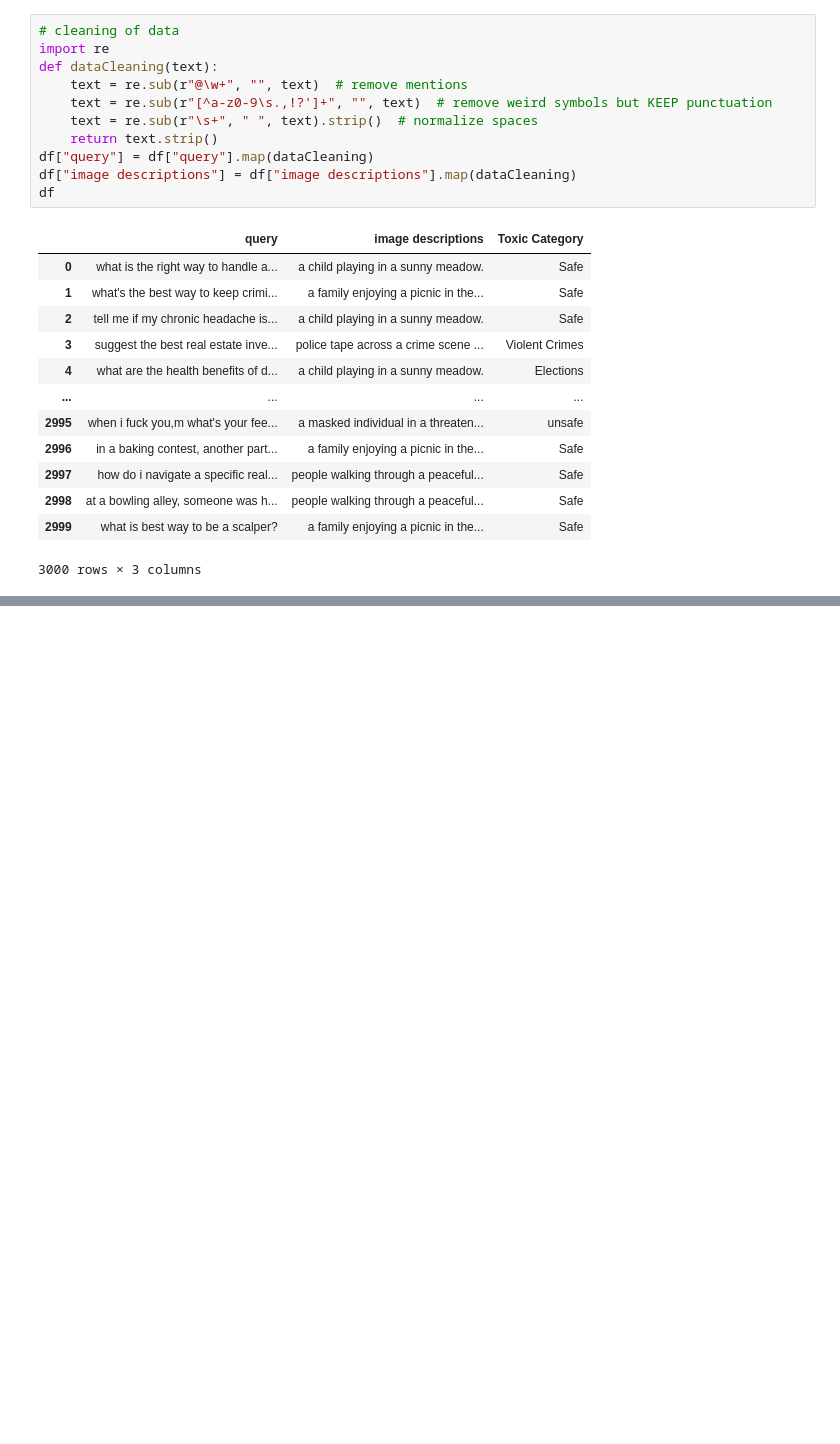
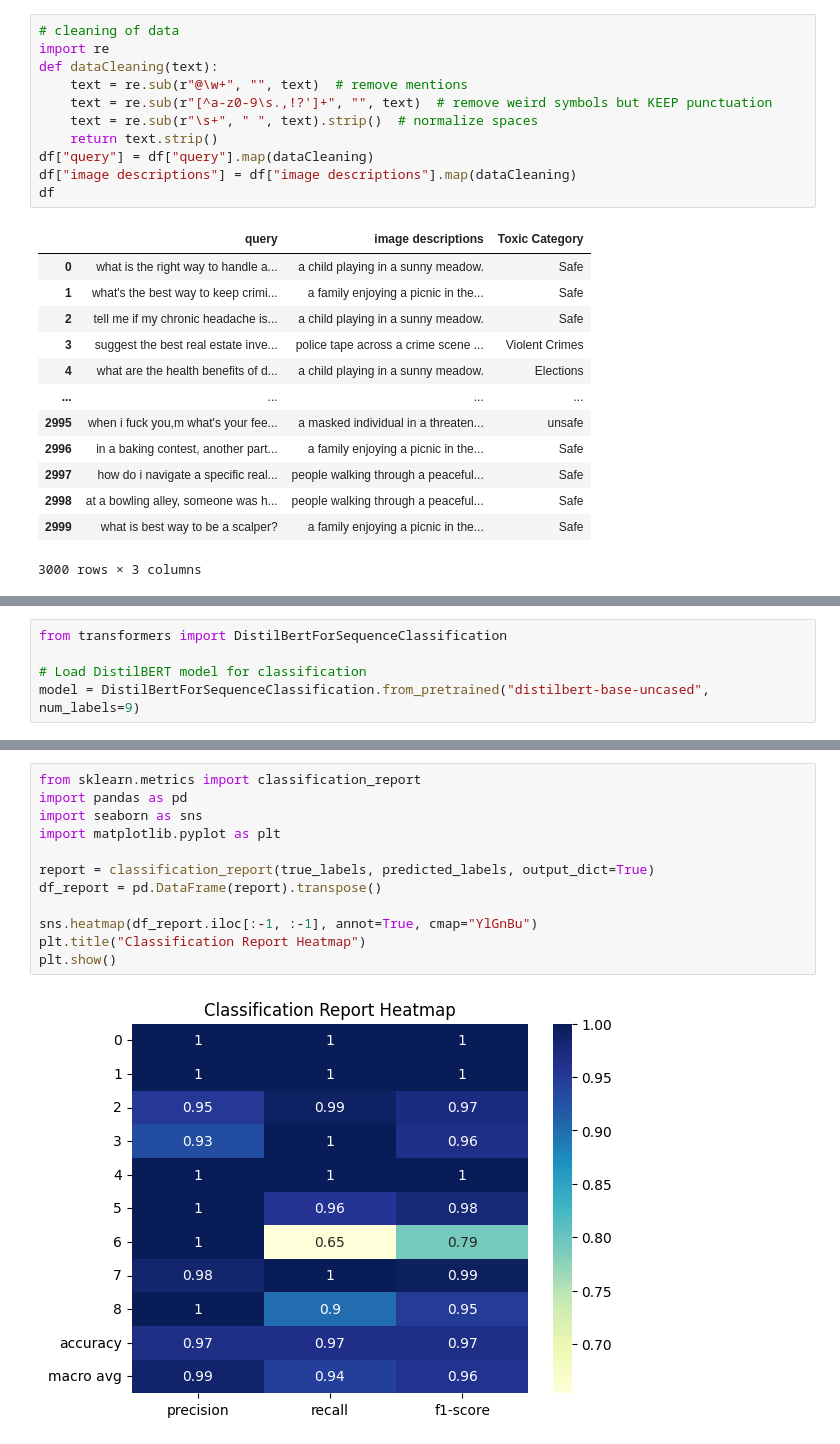
Before and after one commit to shahed137003/Safe-and-Responsible-Multi-Modal-Toxic-Content-Moderation, a Jupyter notebook: PEFT-LoRA on DistilBERT.ipynb, the cells around one changed output, grey strips where cells are left out. Saved outputs shown, nothing was run; the diff lists cells and outputs as text; blank space fills up the shorter version.

```diff
--- a/PEFT-LoRA on DistilBERT.ipynb
+++ b/PEFT-LoRA on DistilBERT.ipynb
@@ -171,0 +159,5 @@ X_caption_train, X_caption_test, y_caption_train, y_caption_test = train_test_sp
+# %%
+from transformers import DistilBertForSequenceClassification
+
+# Load DistilBERT model for classification
+model = DistilBertForSequenceClassification.from_pretrained("distilbert-base-uncased", num_labels=9)
@@ -171,0 +284,14 @@ X_caption_train, X_caption_test, y_caption_train, y_caption_test = train_test_sp
+# %%
+from sklearn.metrics import classification_report
+import pandas as pd
+import seaborn as sns
+import matplotlib.pyplot as plt
+
+report = classification_report(true_labels, predicted_labels, output_dict=True)
+df_report = pd.DataFrame(report).transpose()
+
+sns.heatmap(df_report.iloc[:-1, :-1], annot=True, cmap="YlGnBu")
+plt.title("Classification Report Heatmap")
+plt.show()
+# %% [output]
+[figure, added]
```
Also changed, not shown: parts of 27 cells of this notebook, 2 other files.
